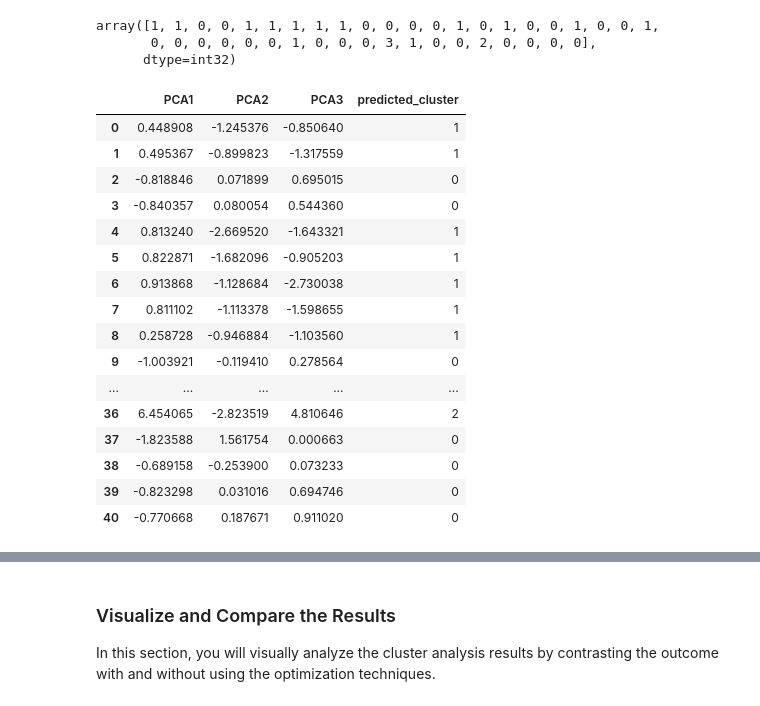
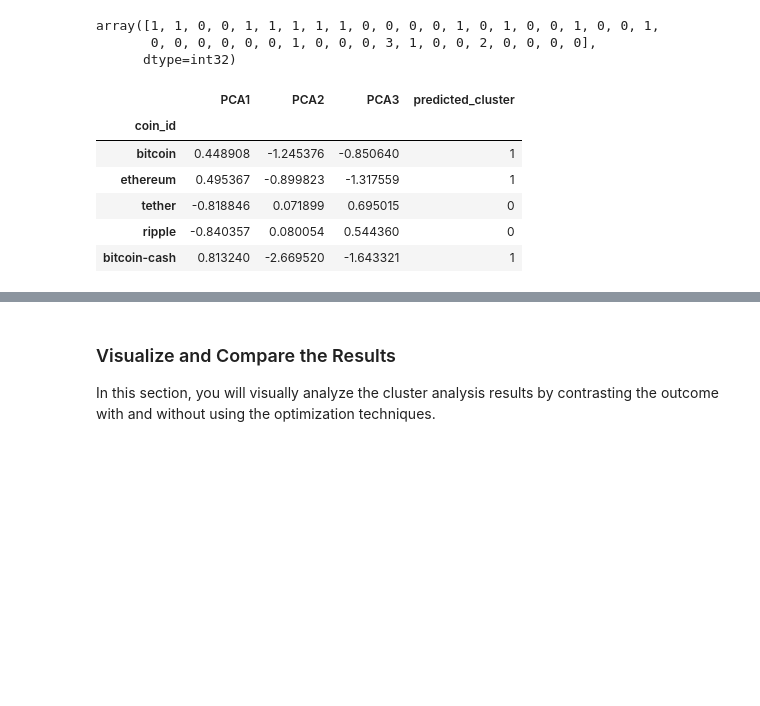
Before and after one commit to limbus7/CryptoClustering, a Jupyter notebook: Crypto_Clustering.ipynb, the cells around one changed output, grey strips where cells are left out. Saved outputs shown, nothing was run; the diff lists cells and outputs as text; code cells hidden in the pictures; blank space fills up the shorter version.

```diff
--- a/Crypto_Clustering.ipynb
+++ b/Crypto_Clustering.ipynb
@@ -181,12 +172,12 @@ elbow_df1.hvplot.line(
 model = KMeans(n_clusters=4, random_state=1)
 # %%
 # Fit the K-Means model using the scaled data
-model.fit(crypto_transformed)
+model.fit(crypto_scaled_df)
 # %% [output]
 KMeans(n_clusters=4, random_state=1)
 # %%
 # Predict the clusters to group the cryptocurrencies using the scaled data
-k_4 = model.predict(crypto_transformed)
+k_4 = model.predict(crypto_scaled_df)
 
 # Print the resulting array of cluster values.
 k_4
@@ -196,7 +187,7 @@ array([2, 2, 0, 0, 2, 2, 2, 2, 2, 0, 0, 0, 0, 2, 0, 2, 0, 0, 2, 0, 0, 2,
       dtype=int32)
 # %%
 # Create a copy of the DataFrame
-clusters_predicted = crypto_transformed.copy()
+clusters_predicted = crypto_scaled_df.copy()
 # %%
 # Add a new column to the DataFrame with the predicted clusters
 clusters_predicted['predicted_cluster'] = k_4
@@ -304,6 +285,6 @@ cluster_pca_df
 ### Find the Best Value for k Using the PCA Data
 # %%
 # Create a list with the number of k-values from 1 to 11
-k = list(range(1,12))
-k
+k_pca = list(range(1,11))
+k_pca
 # %% [output]
@@ -386,30 +361,20 @@ array([1, 1, 0, 0, 1, 1, 1, 1, 1, 0, 0, 0, 0, 1, 0, 1, 0, 0, 1, 0, 0, 1,
 # %%
 # Create a copy of the DataFrame with the PCA data
 copy_cluster_pca_df= cluster_pca_df.copy()
 
 # Add a new column to the DataFrame with the predicted clusters
 copy_cluster_pca_df['predicted_cluster'] = k_4
 
 # Display sample data
-copy_cluster_pca_df
+copy_cluster_pca_df.head()
 # %% [output]
 |  | PCA1 | PCA2 | PCA3 | predicted_cluster |
-| 0 | 0.448908 | -1.245376 | -0.850640 | 1 |
-| 1 | 0.495367 | -0.899823 | -1.317559 | 1 |
-| 2 | -0.818846 | 0.071899 | 0.695015 | 0 |
-| 3 | -0.840357 | 0.080054 | 0.544360 | 0 |
-| 4 | 0.813240 | -2.669520 | -1.643321 | 1 |
-| 5 | 0.822871 | -1.682096 | -0.905203 | 1 |
-| 6 | 0.913868 | -1.128684 | -2.730038 | 1 |
-| 7 | 0.811102 | -1.113378 | -1.598655 | 1 |
-| 8 | 0.258728 | -0.946884 | -1.103560 | 1 |
-| 9 | -1.003921 | -0.119410 | 0.278564 | 0 |
-| ... | ... | ... | ... | ... |
-| 36 | 6.454065 | -2.823519 | 4.810646 | 2 |
-| 37 | -1.823588 | 1.561754 | 0.000663 | 0 |
-| 38 | -0.689158 | -0.253900 | 0.073233 | 0 |
-| 39 | -0.823298 | 0.031016 | 0.694746 | 0 |
-| 40 | -0.770668 | 0.187671 | 0.911020 | 0 |
+| coin_id |  |  |  |  |
+| bitcoin | 0.448908 | -1.245376 | -0.850640 | 1 |
+| ethereum | 0.495367 | -0.899823 | -1.317559 | 1 |
+| tether | -0.818846 | 0.071899 | 0.695015 | 0 |
+| ripple | -0.840357 | 0.080054 | 0.544360 | 0 |
+| bitcoin-cash | 0.813240 | -2.669520 | -1.643321 | 1 |
 # %%
 # Create a scatter plot using hvPlot by setting
 # `x="PC1"` and `y="PC2"`.
```
Also changed, not shown: parts of 11 cells of this notebook.
